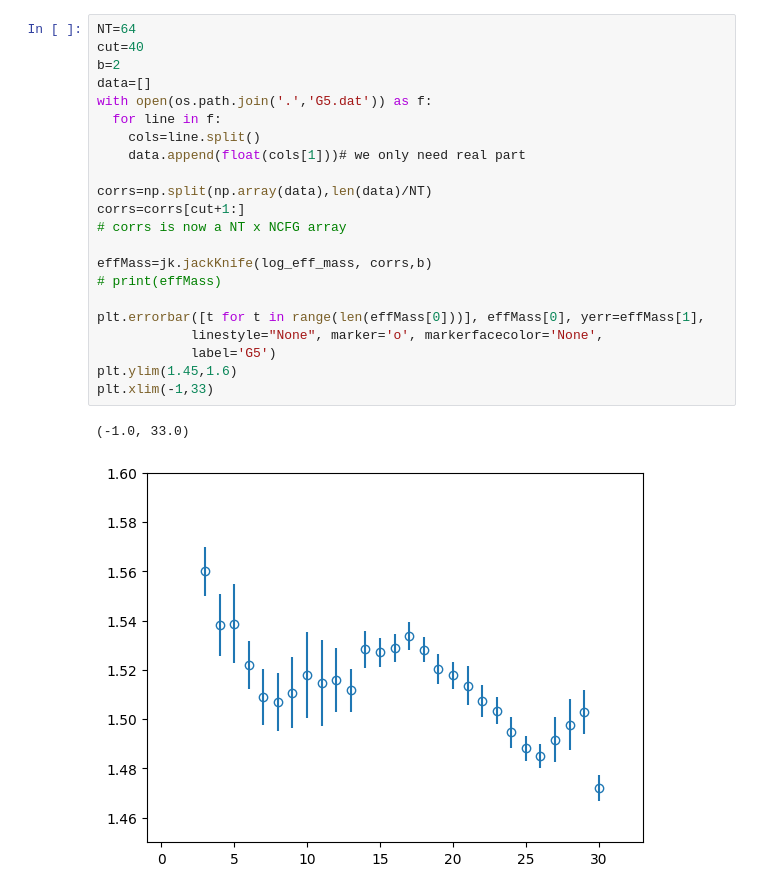
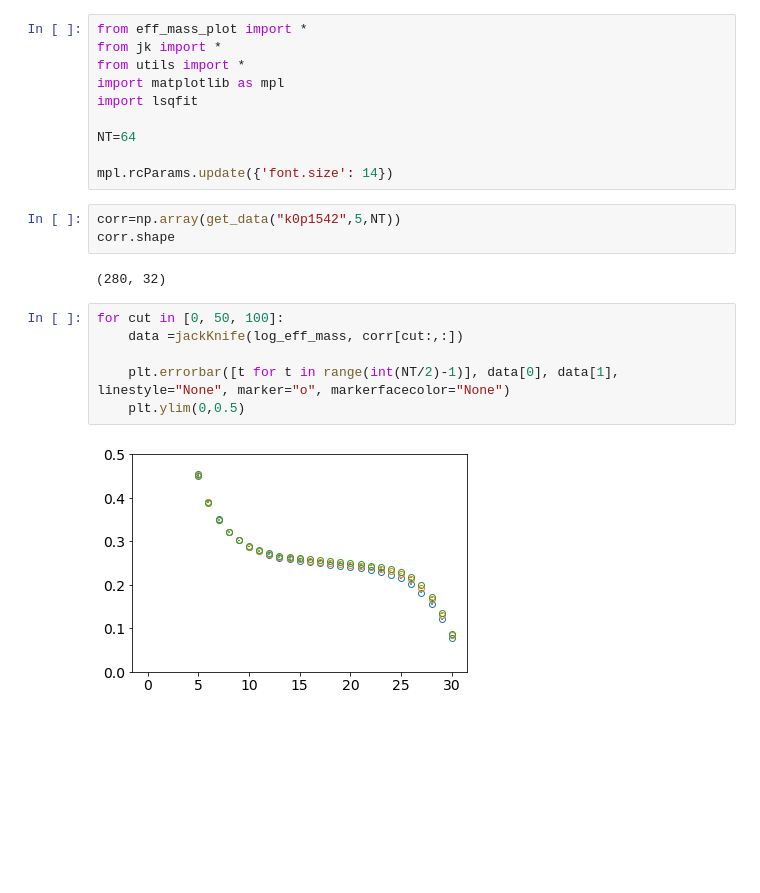
Before and after one commit to chrisculver/su4_hmc_analysis, a Jupyter notebook: MesonFitting/tst.ipynb, the cells around one changed output. Cells and saved outputs as stored; diff of their text form; blank space fills up the shorter version.

```diff
--- a/MesonFitting/tst.ipynb
+++ b/MesonFitting/tst.ipynb
@@ -207,25 +7,23 @@ plt.xlim(-1,33)
-# %%
-NT=64
-cut=40
-b=2
-data=[]
-with open(os.path.join('.','G5.dat')) as f:
-  for line in f:
-    cols=line.split()
-    data.append(float(cols[1]))# we only need real part
-
-corrs=np.split(np.array(data),len(data)/NT)
-corrs=corrs[cut+1:]
-# corrs is now a NT x NCFG array
-
-effMass=jk.jackKnife(log_eff_mass, corrs,b)
-# print(effMass)
-
-plt.errorbar([t for t in range(len(effMass[0]))], effMass[0], yerr=effMass[1],
-            linestyle="None", marker='o', markerfacecolor='None',
-            label='G5')
-plt.ylim(1.45,1.6)
-plt.xlim(-1,33)
-# %% [output]
-(-1.0, 33.0)
-[figure, removed]
+# %%
+from eff_mass_plot import *
+from jk import *
+from utils import *
+import matplotlib as mpl
+import lsqfit
+
+NT=64
+
+mpl.rcParams.update({'font.size': 14})
+# %%
+corr=np.array(get_data("k0p1542",5,NT))
+corr.shape
+# %% [output]
+(280, 32)
+# %%
+for cut in [0, 50, 100]:
+    data =jackKnife(log_eff_mass, corr[cut:,:])
+
+    plt.errorbar([t for t in range(int(NT/2)-1)], data[0], data[1], linestyle="None", marker="o", markerfacecolor="None")
+    plt.ylim(0,0.5)
+# %% [output]
+[figure, added]
```
Also changed, not shown: parts of 19 cells of this notebook, 11 other files.
